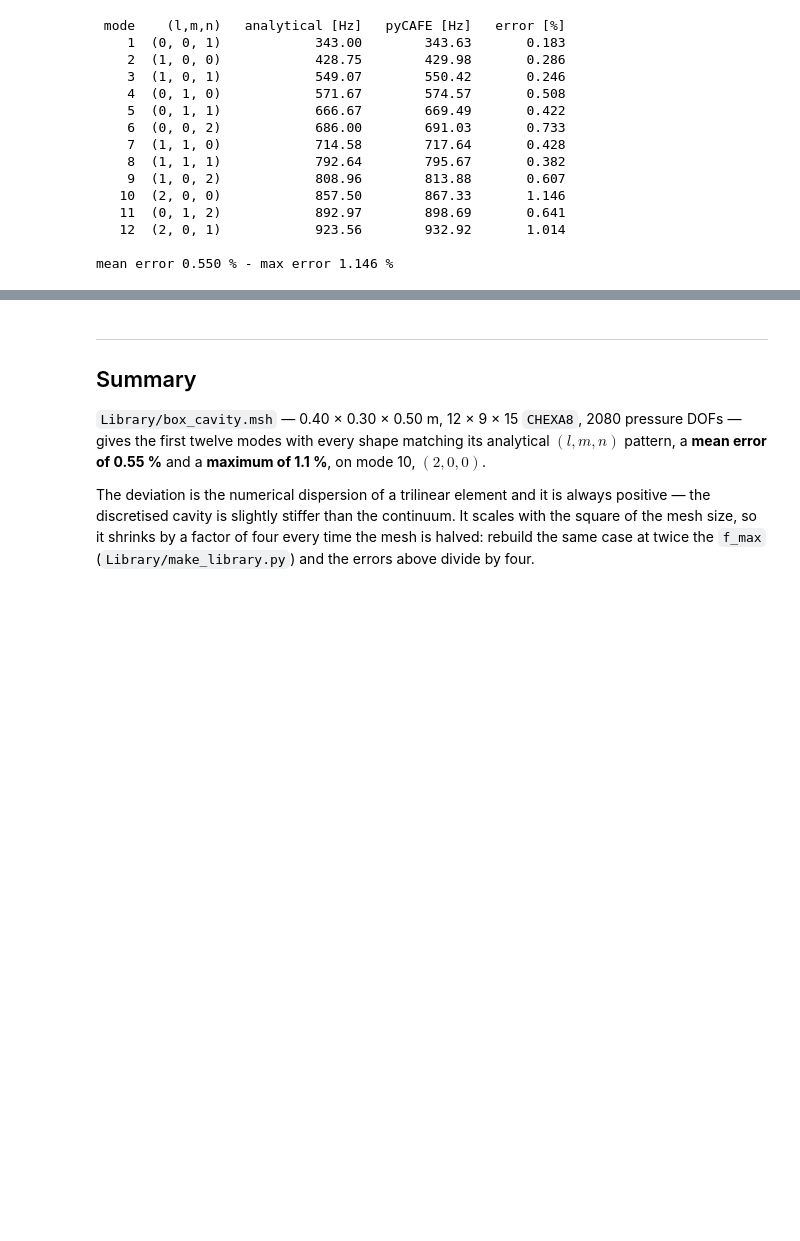
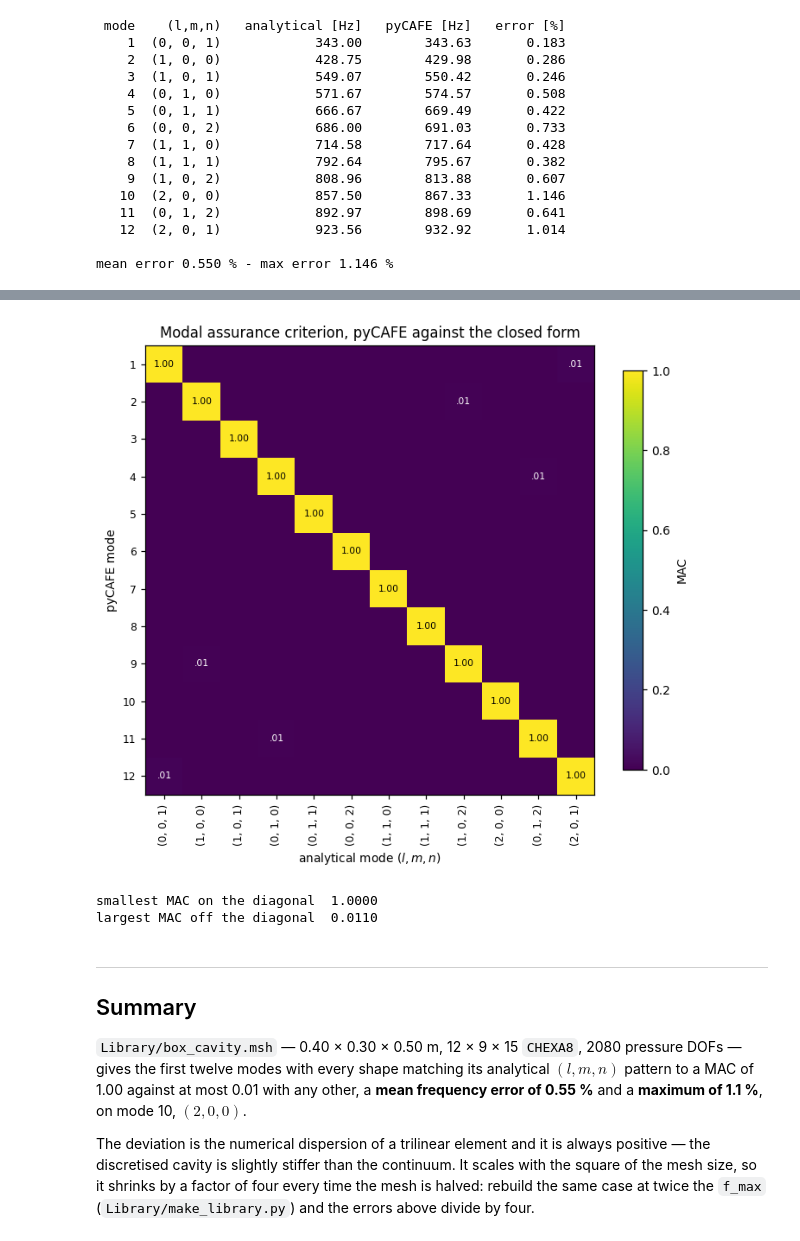
Before and after one commit to DanFabb/pycafe, a Jupyter notebook: examples/01_cavity_acoustic_3d.ipynb, the cells around one changed output, grey strips where cells are left out. Cells and saved outputs as stored; diff of their text form; code cells hidden in the pictures; blank space fills up the shorter version.

```diff
--- a/examples/01_cavity_acoustic_3d.ipynb
+++ b/examples/01_cavity_acoustic_3d.ipynb
@@ -363,11 +387,43 @@ mean error 0.550 % - max error 1.146 %
+# %%
+PAIRED = np.array([analytical_shape(idx) for idx in labels])
+MAC = np.array([[mac(PAIRED[j], modes[:, i]) for j in range(N_MODES)]
+                for i in range(N_MODES)])
+
+fig, ax = plt.subplots(figsize=(6.6, 5.8))
+im = ax.imshow(MAC, cmap="viridis", vmin=0.0, vmax=1.0)
+ax.set_xticks(range(N_MODES), [str(idx) for idx in labels],
+              rotation=90, fontsize=8)
+ax.set_yticks(range(N_MODES), [str(i + 1) for i in range(N_MODES)],
+              fontsize=8)
+ax.set_xlabel("analytical mode $(l,m,n)$")
+ax.set_ylabel("pyCAFE mode")
+ax.set_title("Modal assurance criterion, pyCAFE against the closed form")
+for i in range(N_MODES):
+    for j in range(N_MODES):
+        if MAC[i, j] > 0.005:
+            ax.text(j, i, f"{MAC[i, j]:.2f}".lstrip("0"), ha="center",
+                    va="center", fontsize=7,
+                    color="white" if MAC[i, j] < 0.6 else "black")
+fig.colorbar(im, ax=ax, shrink=0.85, label="MAC")
+fig.tight_layout()
+plt.show()
+
+off = MAC - np.diag(np.diag(MAC))
+print(f"smallest MAC on the diagonal  {np.diag(MAC).min():.4f}")
+print(f"largest MAC off the diagonal  {off.max():.4f}")
+# %% [output]
+[figure, added]
+smallest MAC on the diagonal  1.0000
+largest MAC off the diagonal  0.0110
 # %% [markdown]
 ---
 ## Summary
 
 `Library/box_cavity.msh` — 0.40 × 0.30 × 0.50 m, 12 × 9 × 15 `CHEXA8`, 2080
 pressure DOFs — gives the first twelve modes with every shape matching its
-analytical $(l,m,n)$ pattern, a **mean error of 0.55 %** and a **maximum of
-1.1 %**, on mode 10, $(2,0,0)$.
+analytical $(l,m,n)$ pattern to a MAC of 1.00 against at most 0.01 with any
+other, a **mean frequency error of 0.55 %** and a **maximum of 1.1 %**, on
+mode 10, $(2,0,0)$.
 
 The deviation is the numerical dispersion of a trilinear element and it is
 always positive — the discretised cavity is slightly stiffer than the
```
Also changed, not shown: parts of 9 cells of this notebook.
